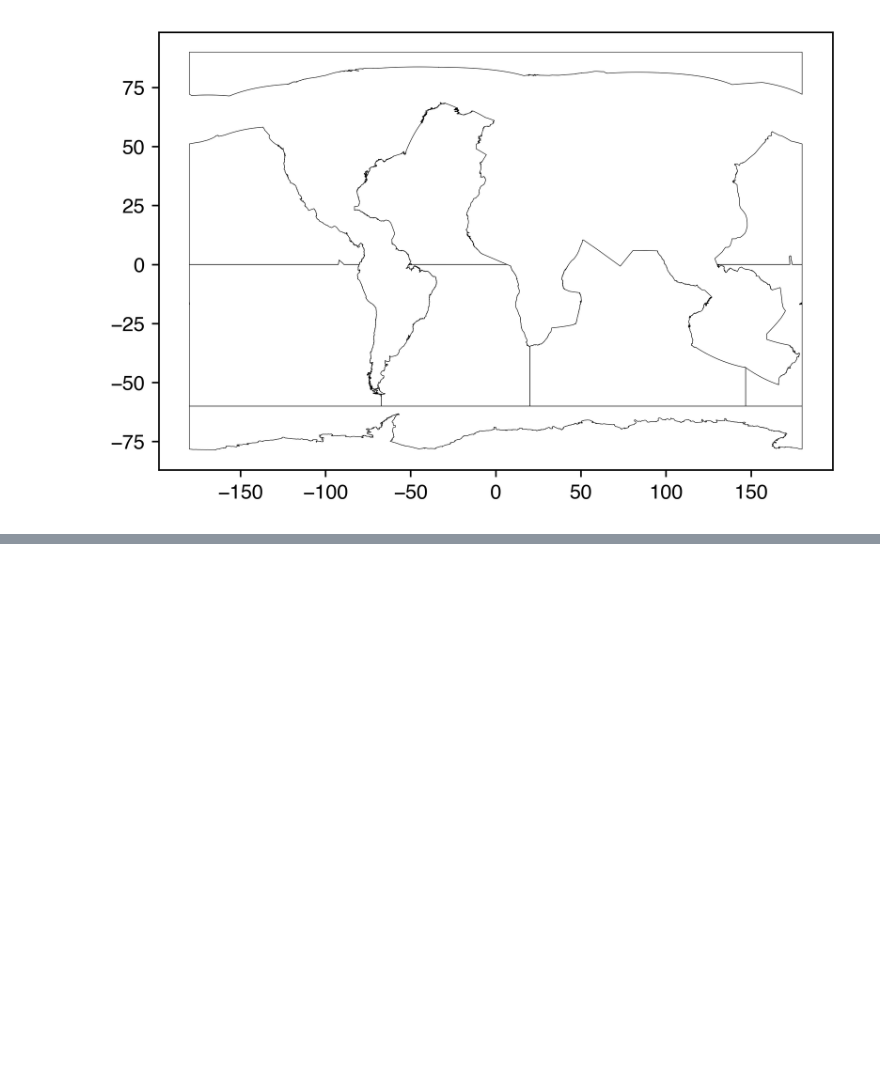
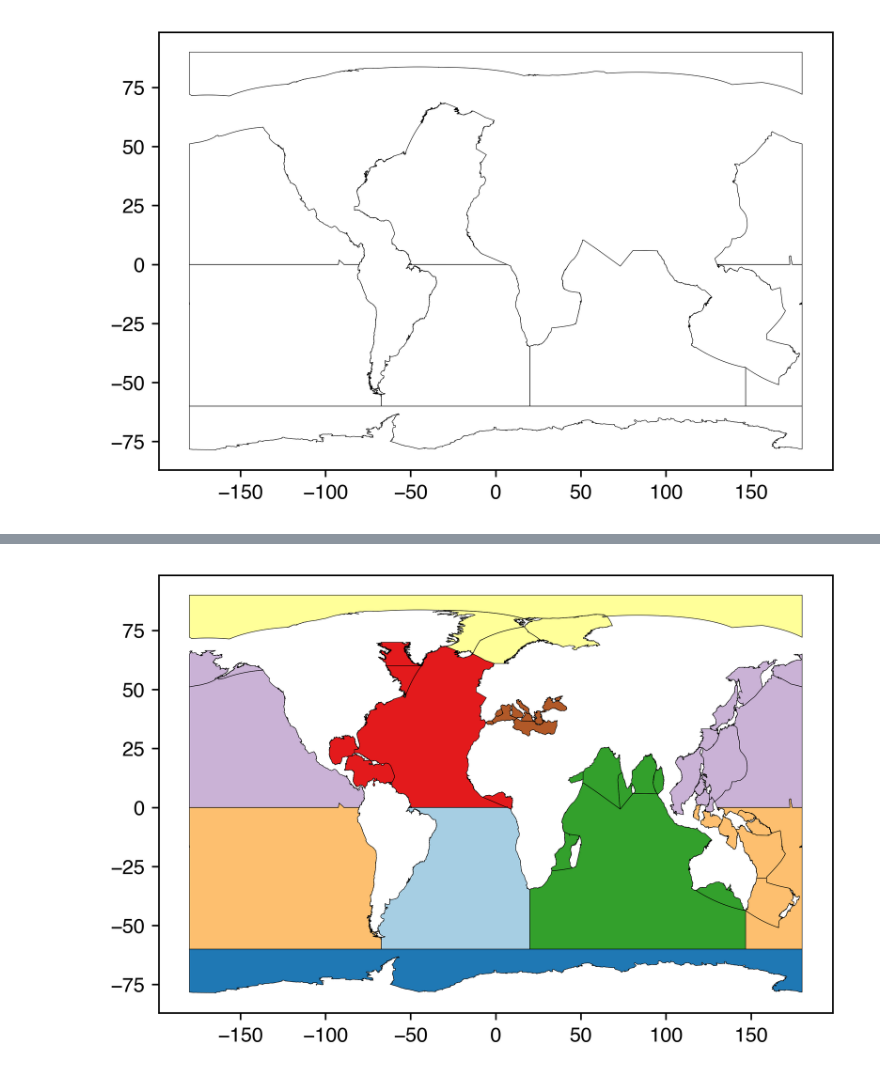
Before and after one commit to philippemiron/notebooks, a Jupyter notebook: oscar.ipynb, the cells around one changed output, grey strips where cells are left out. Drawn from its saved outputs; the diff is of its cells as text; code cells hidden in the pictures; blank space fills up the shorter version.

```diff
--- a/oscar.ipynb
+++ b/oscar.ipynb
@@ -125,0 +128,95 @@ for key, value in d.items():
+# %%
+regions_dict = {'South Atlantic Ocean': [24],
+                'Southern Ocean': [0],
+                # 4 Great Australian Bight
+                # 59 Arabian Sea
+                # 31 Laccadive Sea
+                # 70 Bay of Bengal
+                # 32 Andaman Sea
+                # 7 Mozambique Channel
+                # 35 Gulf of Aden
+                'Indian Ocean': [29, 4, 59, 31, 70, 32, 7, 35],
+
+                # 33 Caribbean Sea
+                # 51 Gulf of Mexico
+                # 78 Labrador Sea
+                # 91 Davis Strait
+                # 34 Gulf of Guinea
+                'North Atlantic Ocean': [93, 33, 51, 78, 91, 34],
+
+                # 3 Tasman Sea
+                # 9 Coral Sea
+                # 11 Solomon Sea
+                # 15 Bismarck Sea
+                # 12 Arafura Sea
+                # 16 Banda Sea
+                # 20 Makassar Strait
+                'South Pacific Ocean': [22, 3, 9, 11, 15, 12, 16, 20],
+
+                # 43 Philippine Sea
+                # 26 Celebes Sea
+                # 30 Sulu Sea
+                # 41 Eastern China Sea
+                # 47 South China Sea
+                # 25 Molukka Sea
+                # 77 Japan Sea
+                # 86 Sea of Okhotsk
+                # 89 Bering Sea
+                # 85 Gulf of Alaska
+                'North Pacific Ocean': [73, 43, 26, 30, 41, 47, 25, 77, 86, 89, 85],
+
+                # 95 Norwegian Sea
+                # 102 Greenland Sea
+                # 99 Barentsz Sea
+                'Arctic Ocean': [104, 95, 102, 99],
+
+                # 48/55 east/west bassin,
+                # 44 Strait of Gibraltar
+                # 45 Alboran Sea
+                # 52 Balearic
+                # 53 Tyrrhenian Sea
+                # 49 Ionian Sea
+                # 60 Adriatic Sea
+                # 56 Aegean Sea
+                # 50 Sea of Marmara
+                # 67 Black Sea
+                # 68 Sea of Azov
+                'Mediterranean Sea': [48, 55, 44, 45, 52, 53, 49, 60, 56, 50, 67, 68]}
+
+# read shapefile
+shape_folder = os.path.expanduser('~/Documents/data/boundaries/oceans/')
+shape = shapefile.Reader(shape_folder + 'HRmLOS_1.1.shp')
+
+width = 6
+fig = plt.figure(dpi=600)
+ax = fig.add_subplot(1, 1, 1)
+
+# plot region define by the dictionnary
+region_id = 1
+patches = []
+colors = []
+for key, values in regions_dict.items():
+    for value in values:
+        feature = shape.shapeRecord(value)
+        parts = feature.shape.parts
+        pts = feature.shape.points
+        pts = np.array(pts)
+
+        # keep only the largest parts except for the South/North Pacific Ocean
+        # where we have the keep the 2 largest because it is splitted in two (at the +-180°)
+        if feature.record[0] == 'South Pacific Ocean' or feature.record[0] == 'North Pacific Ocean' or feature.record[0] == 'Bering Sea':
+            large_parts = np.argpartition(np.diff(feature.shape.parts), -2)[-2:]
+        else:
+            large_parts = [np.argmax(np.diff(feature.shape.parts))]
+
+        for i in large_parts:
+            prange = np.arange(parts[i], parts[i+1]-1)
+            ax.plot(pts[prange,0], pts[prange,1], 'k', linewidth=0.25)
+            patches.append(Polygon(pts[prange, :], True))
+            colors.append(region_id)
+    region_id += 1
+
+p = PatchCollection(patches, cmap=cm.Paired, alpha=1.0)
+p.set_array(np.array(colors))  # count / sum(count) for normalization
+ax.add_collection(p)
+# %% [output]
@@ -125,0 +224 @@ for key, value in d.items():
+[figure, added]
```
Also changed, not shown: parts of 4 cells of this notebook, 5 other files.
